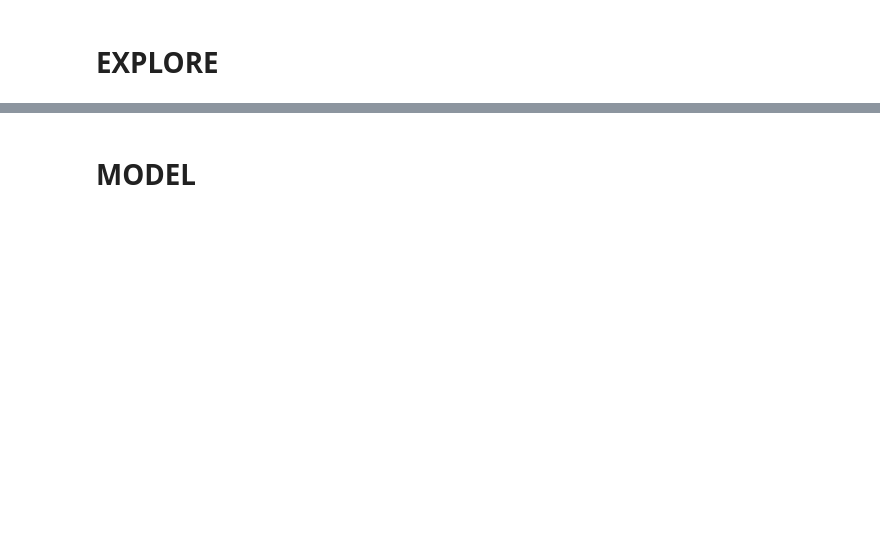
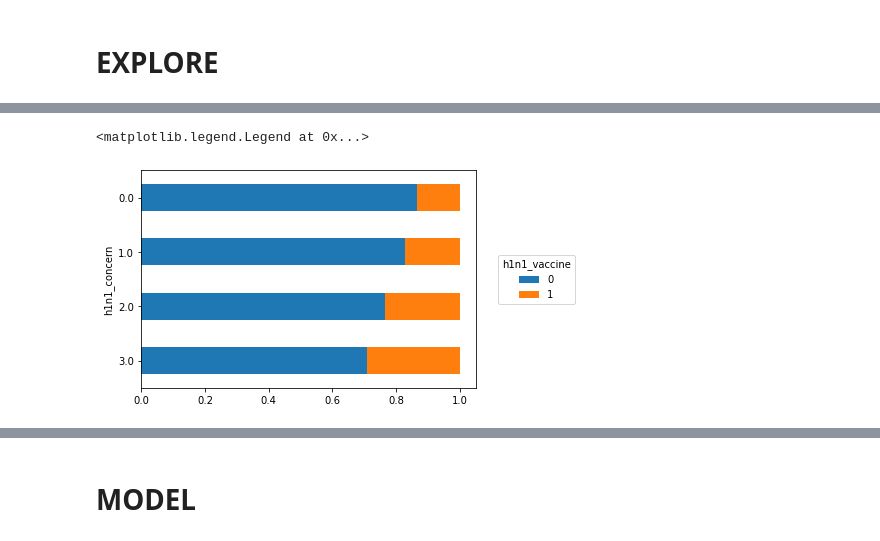
Before and after one commit to rcauvy/Flu_Shot_Learning, a Jupyter notebook: index.ipynb, the cells around one changed output, grey strips where cells are left out. Cells and saved outputs as stored; diff of their text form; code cells hidden in the pictures; blank space fills up the shorter version.

```diff
--- a/index.ipynb
+++ b/index.ipynb
@@ -74,2 +248,7 @@ memory usage: 278.3+ MB
 # %% [markdown]
 # EXPLORE
+# %%
+
+joined_df = features_df.join(labels_df)
+print(joined_df.shape)
+joined_df.head()
@@ -75,0 +264,7 @@ memory usage: 278.3+ MB
+# %%
+counts = (joined_df[['h1n1_concern', 'h1n1_vaccine']]
+              .groupby(['h1n1_concern', 'h1n1_vaccine'])
+              .size()
+              .unstack('h1n1_vaccine')
+         )
+counts
@@ -75,0 +278,3 @@ memory usage: 278.3+ MB
+# %%
+h1n1_concern_counts = counts.sum(axis='columns')
+h1n1_concern_counts
@@ -75,0 +288,3 @@ memory usage: 278.3+ MB
+# %%
+props = counts.div(h1n1_concern_counts, axis='index')
+props
@@ -75,0 +298,12 @@ memory usage: 278.3+ MB
+# %%
+
+ax = props.plot.barh(stacked=True)
+ax.invert_yaxis()
+ax.legend(
+    loc='center left',
+    bbox_to_anchor=(1.05, 0.5),
+    title='h1n1_vaccine'
+)
+# %% [output]
+<matplotlib.legend.Legend at 0x...>
+[figure, added]
```
Also changed, not shown: parts of 38 cells of this notebook, 6 other files.
